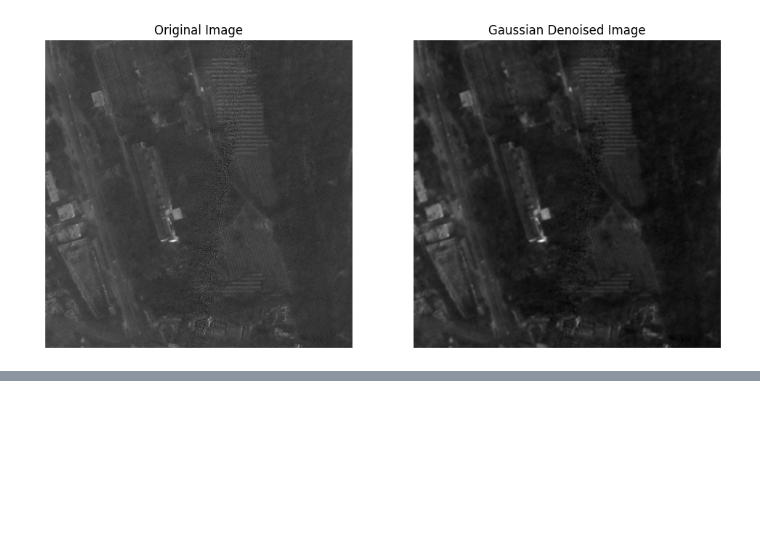
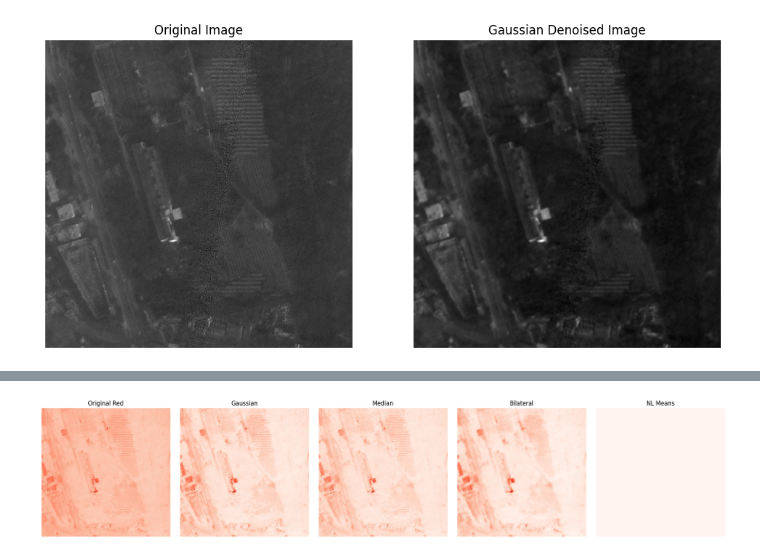
Before and after one commit to Hari-Priya-18/Image-denoising, a Jupyter notebook: rad_1.ipynb, the cells around one changed output, grey strips where cells are left out. Drawn from its saved outputs; the diff is of its cells as text; code cells hidden in the pictures; blank space fills up the shorter version.

```diff
--- a/rad_1.ipynb
+++ b/rad_1.ipynb
@@ -65,0 +88,50 @@ plt.show()
+# %%
+import numpy as np
+import matplotlib.pyplot as plt
+from scipy.ndimage import gaussian_filter, median_filter
+import cv2
+from skimage.restoration import denoise_nl_means, estimate_sigma
+
+# Step 1: Load .rad file
+def load_rad_image(path, shape=(512, 512)):  # Change shape if needed
+    with open(path, 'rb') as f:
+        image = np.fromfile(f, dtype=np.uint16).reshape(shape)
+    return image
+
+# Load Red Channel
+red_channel = load_rad_image('/content/band1_image1.rad')
+
+# Step 2: Denoising Techniques
+# 1. Gaussian Blur
+gaussian = gaussian_filter(red_channel, sigma=1)
+
+# 2. Median Filter
+median = median_filter(red_channel, size=3)
+
+# 3. Bilateral Filter (OpenCV needs uint8 format)
+bilateral = cv2.bilateralFilter(red_channel.astype(np.float32), d=9, sigmaColor=75, sigmaSpace=75)
+
+# 4. Non-Local Means
+sigma_est = np.mean(estimate_sigma(red_channel, channel_axis=None))
+nlm = denoise_nl_means(red_channel, h=1.15 * sigma_est, fast_mode=True,
+                       patch_size=5, patch_distance=6, channel_axis=None)
+nlm = (nlm * 255).astype(np.uint8)
+
+# Step 3: Visualization
+fig, axs = plt.subplots(1, 5, figsize=(20, 4))
+axs[0].imshow(red_channel, cmap='Reds')
+axs[0].set_title("Original Red")
+axs[1].imshow(gaussian, cmap='Reds')
+axs[1].set_title("Gaussian")
+axs[2].imshow(median, cmap='Reds')
+axs[2].set_title("Median")
+axs[3].imshow(bilateral, cmap='Reds')
+axs[3].set_title("Bilateral")
+axs[4].imshow(nlm, cmap='Reds')
+axs[4].set_title("NL Means")
+for ax in axs:
+    ax.axis('off')
+plt.tight_layout()
+plt.show()
+# %% [output]
+[figure, added]
```
Also changed, not shown: parts of 2 cells of this notebook.
